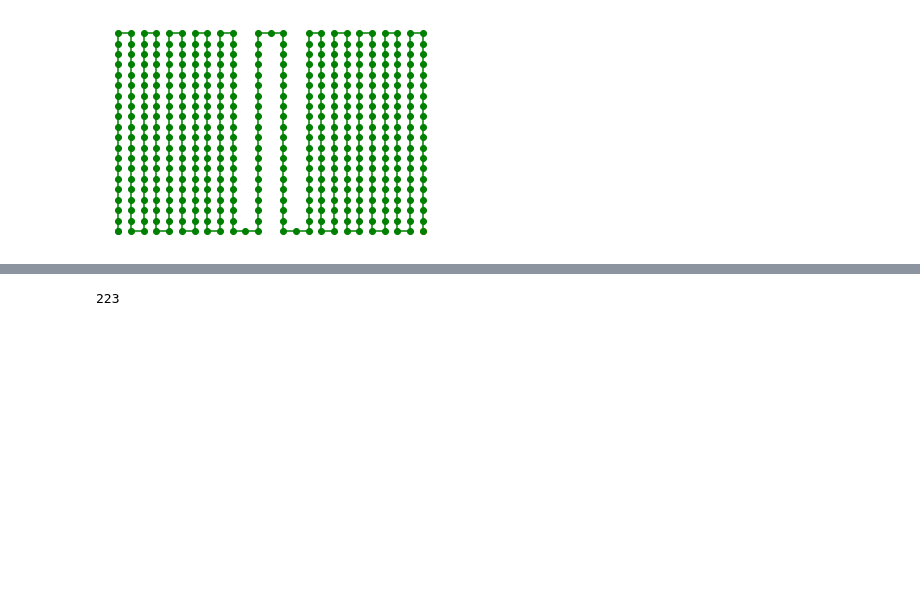
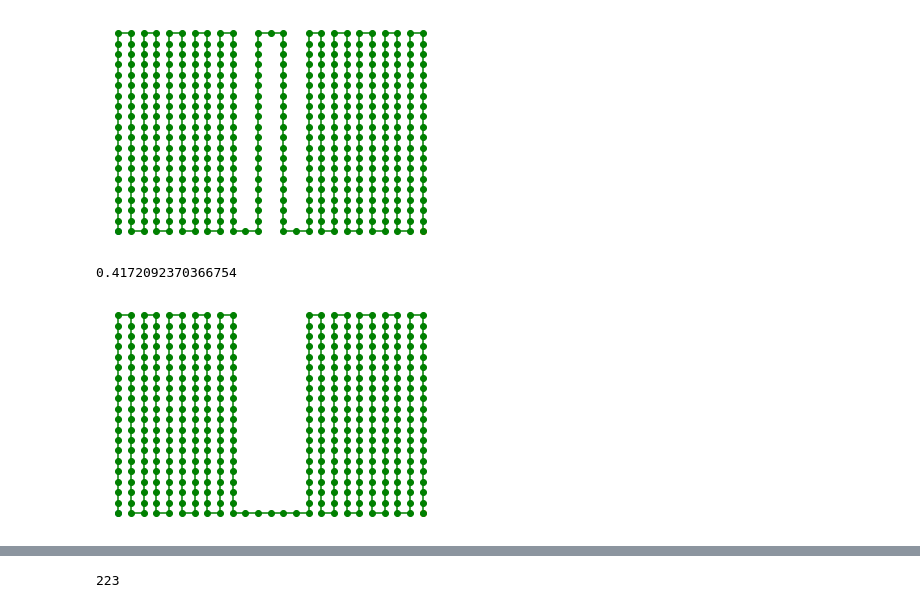
Before and after one commit to MoskalenkoRomanBorisovich/Ising-on-random-conformation, a Jupyter notebook: Clusterized conformations.ipynb, the cells around one changed output, grey strips where cells are left out. Cells and saved outputs as stored; diff of their text form; code cells hidden in the pictures; blank space fills up the shorter version.

```diff
--- a/Clusterized conformations.ipynb
+++ b/Clusterized conformations.ipynb
@@ -63,0 +110,10 @@ draw_conformation(c1)
+# %%
+mag2.mean
+# %% [output]
+0.4172092370366754
+# %%
+c1 = generate_test_conf_short(5, 20, 1, 5)
+# %%
+draw_conformation(c1)
+# %% [output]
+[figure, added]
```
Also changed, not shown: parts of 4 cells of this notebook, 6 other files.
